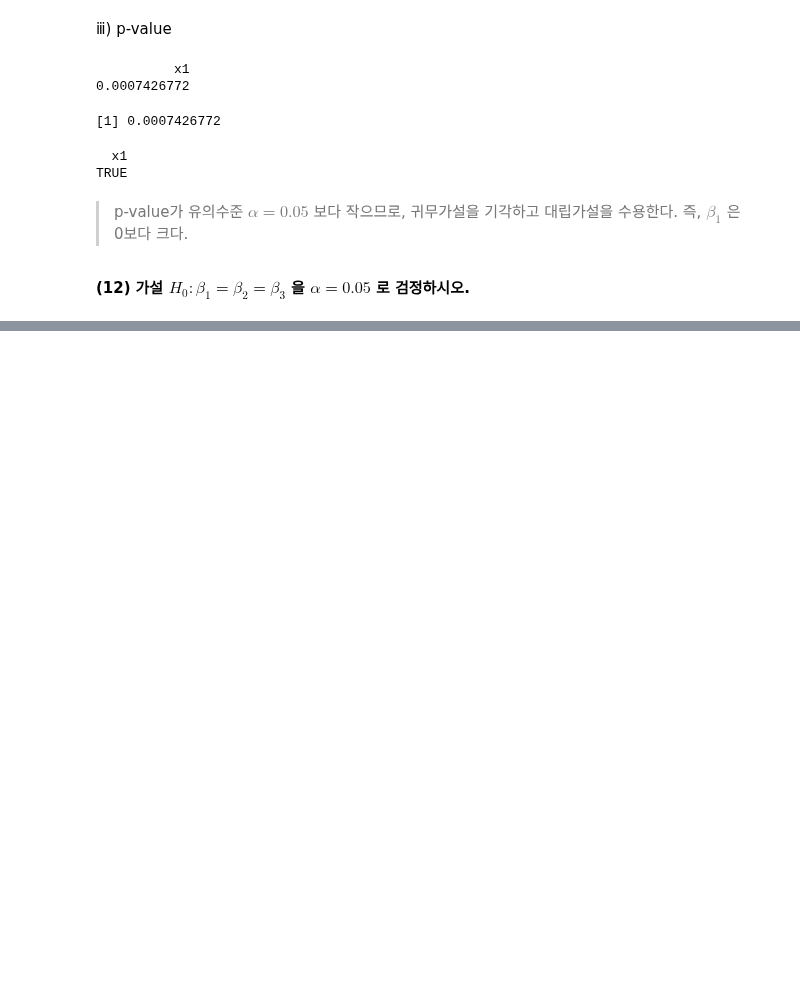
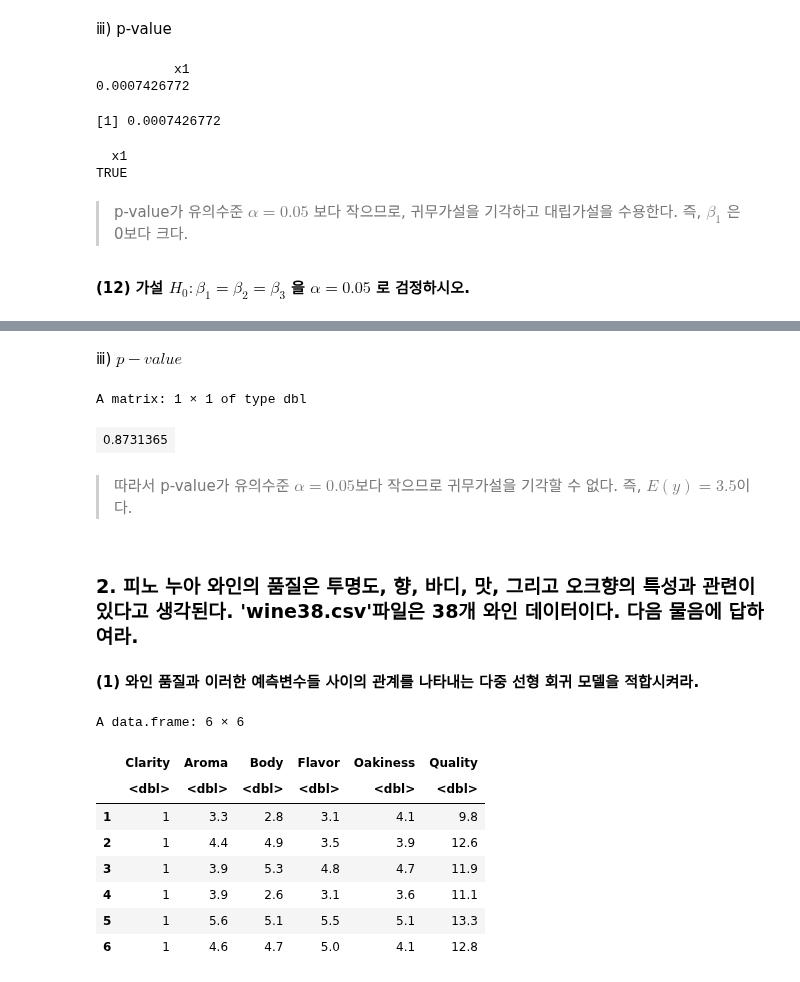
Before and after one commit to HollyRiver/R, a Jupyter notebook: regression analysis/hw/RA 2/강신성_HW02.ipynb, the cells around one changed output, grey strips where cells are left out. Cells and saved outputs as stored; diff of their text form; code cells hidden in the pictures; blank space fills up the shorter version.

```diff
--- a/regression analysis/hw/RA 2/강신성_HW02.ipynb
+++ b/regression analysis/hw/RA 2/강신성_HW02.ipynb
@@ -228,0 +335,29 @@ TRUE
+# %% [markdown]
+ⅲ) $p-value$
+# %%
+n = nrow(df)
+p_value <- pt(t_value, n-3-1)*2  ## 양측검정
+p_value
+# %% [output]
+A matrix: 1 × 1 of type dbl
+| 0.8731365 |
+# %% [markdown]
+> 따라서 p-value가 유의수준 $\alpha = 0.05$보다 작으므로 귀무가설을 기각할 수 없다. 즉, $E(y) = 3.5$이다.
+# %% [markdown]
+### 2. 피노 누아 와인의 품질은 투명도, 향, 바디, 맛, 그리고 오크향의 특성과 관련이 있다고 생각된다. 'wine38.csv'파일은 38개 와인 데이터이다. 다음 물음에 답하여라.
+# %% [markdown]
+**(1) 와인 품질과 이러한 예측변수들 사이의 관계를 나타내는 다중 선형 회귀 모델을 적합시켜라.**
+# %%
+setwd("~/R/regression analysis/data/")
+df <- read.csv("wine38.csv", header = TRUE)
+head(df)
+# %% [output]
+A data.frame: 6 × 6
+|  | Clarity | Aroma | Body | Flavor | Oakiness | Quality |
+|  | <dbl> | <dbl> | <dbl> | <dbl> | <dbl> | <dbl> |
+| 1 | 1 | 3.3 | 2.8 | 3.1 | 4.1 | 9.8 |
+| 2 | 1 | 4.4 | 4.9 | 3.5 | 3.9 | 12.6 |
+| 3 | 1 | 3.9 | 5.3 | 4.8 | 4.7 | 11.9 |
+| 4 | 1 | 3.9 | 2.6 | 3.1 | 3.6 | 11.1 |
+| 5 | 1 | 5.6 | 5.1 | 5.5 | 5.1 | 13.3 |
+| 6 | 1 | 4.6 | 4.7 | 5.0 | 4.1 | 12.8 |
```
Also changed, not shown: parts of 97 cells of this notebook, 5 other files.
